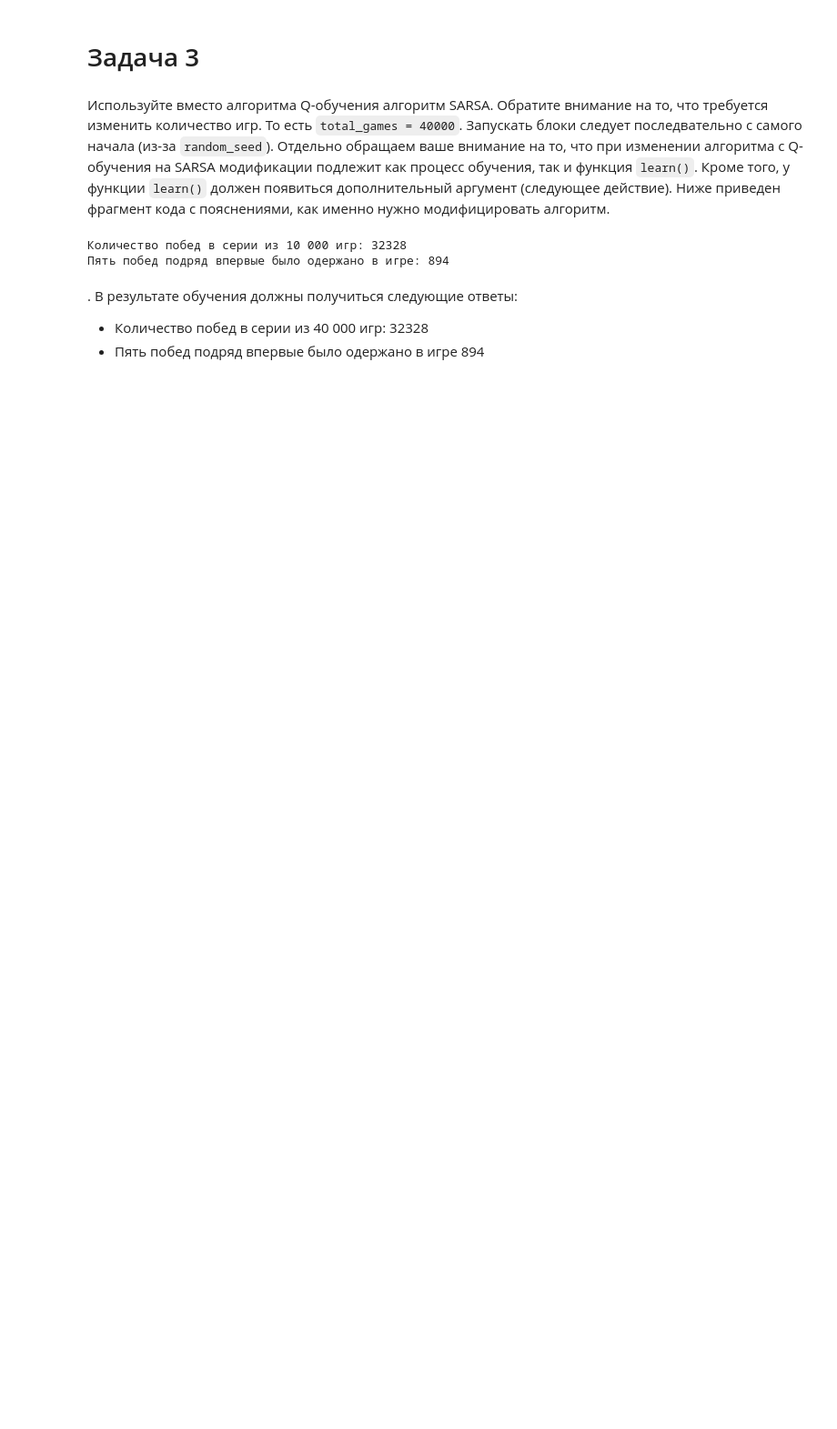
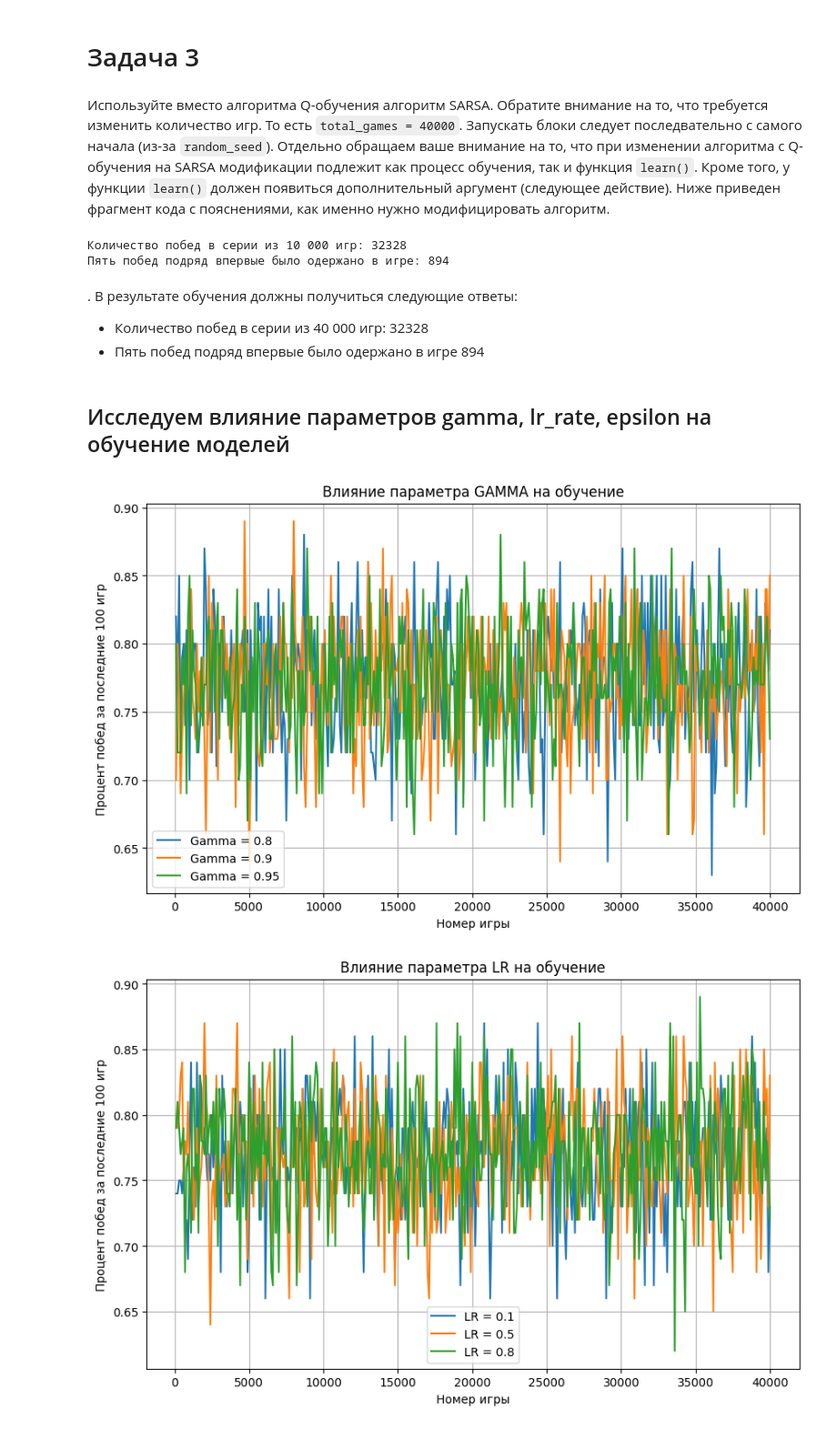
Before and after one commit to ann04ka/Labs, a Jupyter notebook: Lab3.ipynb, the cells around one changed output. Shown at 91% size. Cells and saved outputs as stored; diff of their text form; code cells hidden in the pictures; blank space fills up the shorter version.

```diff
--- a/Lab3.ipynb
+++ b/Lab3.ipynb
@@ -323,3 +323,13 @@ print("Пять побед подряд впервые было одержано
 
 *   Количество побед в серии из 40 000 игр:  32328
 *   Пять побед подряд впервые было одержано в игре  894
+# %% [markdown]
+## Исследуем влияние параметров gamma, lr_rate, epsilon на обучение моделей
+# %%
+def learn(Q, state, action, reward, state2, action2, done):
+    if done:
+        target = reward
+    else:
+        target = reward + gamma * Q[state2, action2]
+
+    Q[state, action] = Q[state, action] + lr_rate * (target - Q[state, action])
@@ -325,0 +368,33 @@ print("Пять побед подряд впервые было одержано
+# %%
+import matplotlib.pyplot as plt
+
+param_sets = {
+    'gamma': [(0.8, 0.8, 0.1), (0.9, 0.8, 0.1), (0.95, 0.8, 0.1)],
+    'lr': [(0.95, 0.1, 0.1), (0.95, 0.5, 0.1), (0.95, 0.8, 0.1)],
+    'eps': [(0.95, 0.8, 0.01), (0.95, 0.8, 0.1), (0.95, 0.8, 0.2)]
+}
+
+labels = {
+    'gamma': ['Gamma = 0.8', 'Gamma = 0.9', 'Gamma = 0.95'],
+    'lr': ['LR = 0.1', 'LR = 0.5', 'LR = 0.8'],
+    'eps': ['Epsilon = 0.01', 'Epsilon = 0.1', 'Epsilon = 0.2']
+}
+
+for param_name in ['gamma', 'lr', 'eps']:
+    results = []
+    for params in param_sets[param_name]:
+        result = run_experiment(params)
+        results.append(result)
+
+    plt.figure(figsize=(10, 6))
+    for i, res in enumerate(results):
+        plt.plot(range(100, 40001, 100), res, label=labels[param_name][i])
+    plt.title(f'Влияние параметра {param_name.upper()} на обучение')
+    plt.xlabel('Номер игры')
+    plt.ylabel('Процент побед за последние 100 игр')
+    plt.legend()
+    plt.grid(True)
+    plt.show()
+# %% [output]
+[figure, added]
+[figure, added]
```
Also changed, not shown: parts of 9 cells of this notebook.
